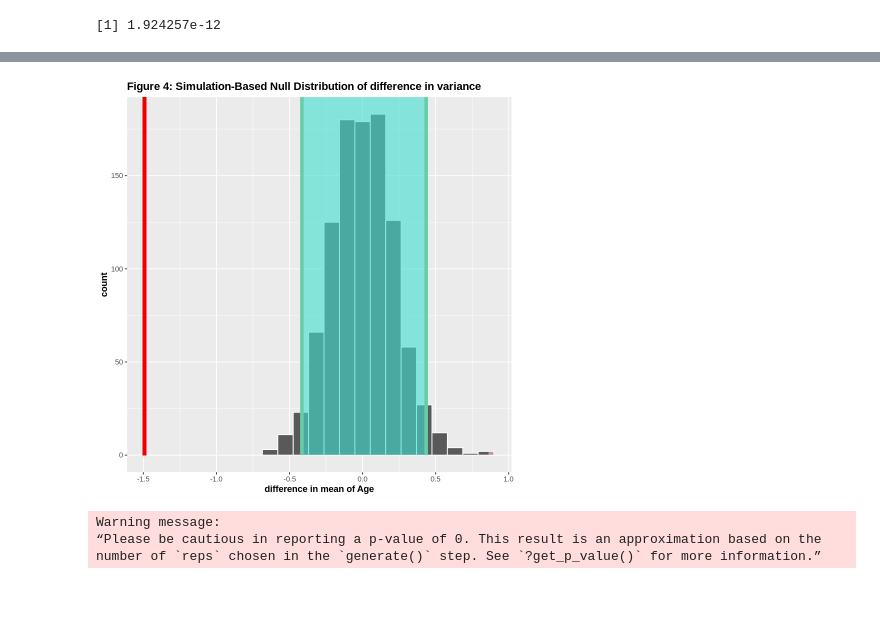
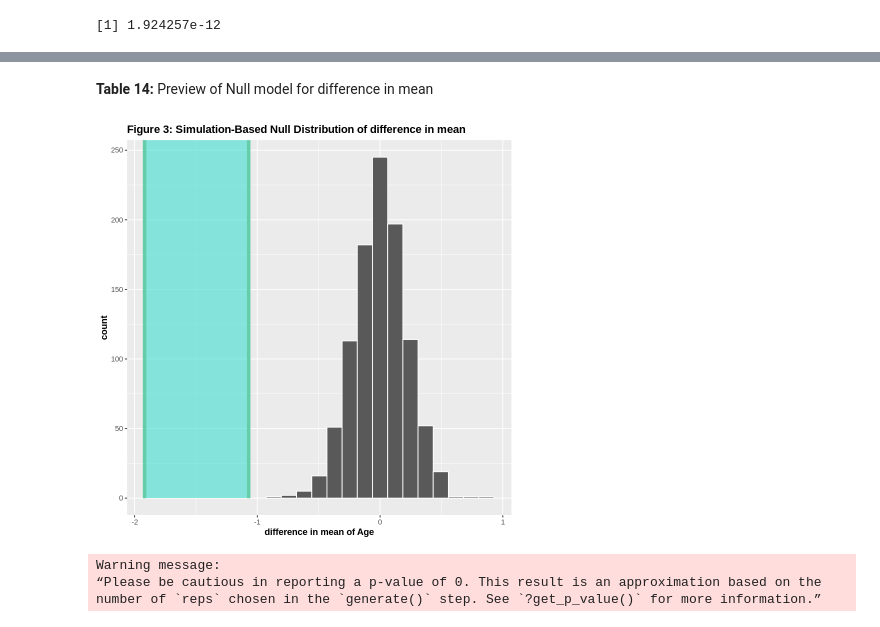
Before and after one commit to aron-bram/STAT-201-2023W1-GROUP-6, a Jupyter notebook: project-final-report.ipynb, the cells around one changed output, grey strips where cells are left out. Cells and saved outputs as stored; diff of their text form; code cells hidden in the pictures; blank space fills up the shorter version.

```diff
--- a/project-final-report.ipynb
+++ b/project-final-report.ipynb
@@ -449,7 +427,7 @@ set.seed(4321)# do not change
 football_mean_diff <- football_sample %>%
                     specify(formula=Age ~ Sex)%>%
                     hypothesize(null = "independence") %>%
-                    generate(reps=1000, type = "permute")%>%
+                    generate(reps=1000, type = "bootstrap")%>%
                     calculate(stat="diff in means", order = c('M','F'))
 print(nrow(football_mean_diff))
 head(football_mean_diff)
@@ -480,0 +459,6 @@ A tibble: 1 × 2
+# %%
+shift <- observed_stat$obs_mean_difference
+
+null_model <- football_mean_diff %>%
+                mutate(stat = stat - shift)
+null_model
@@ -481,13 +476,14 @@ A tibble: 1 × 2
+# %% [markdown]
+<b>Table 14:</b> Preview of Null model for difference in mean
 # %%
-shade_mean_diff <- football_mean_diff %>%
+shade_mean_diff <- null_model %>%
                         visualize() +
                         shade_ci(endpoints = mean_diff_ci) +
-                        shade_p_value(observed_stat$obs_mean_difference, direction = "both")+
                         labs(x = "difference in mean of Age")+
-                        ggtitle("Figure 4: Simulation-Based Null Distribution of difference in variance")+
+                        ggtitle("Figure 3: Simulation-Based Null Distribution of difference in mean")+
                         theme(title = element_text(face = "bold"))
 shade_mean_diff
 # %% [output]
-[figure, old version]
+[figure, new version]
 # %%
 # Calculating the p-value
```
Also changed, not shown: parts of 34 cells of this notebook.
